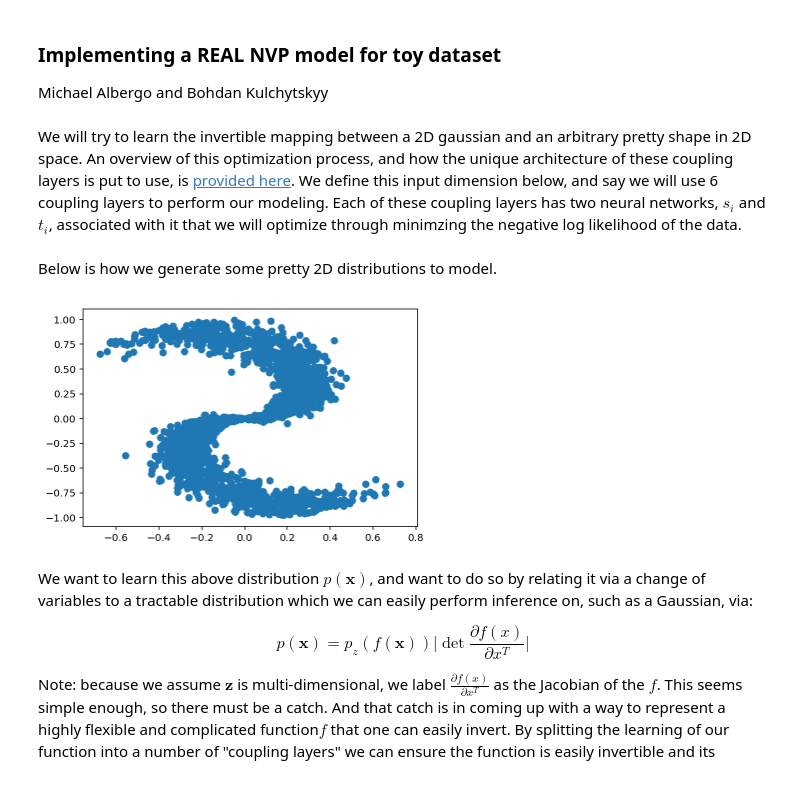
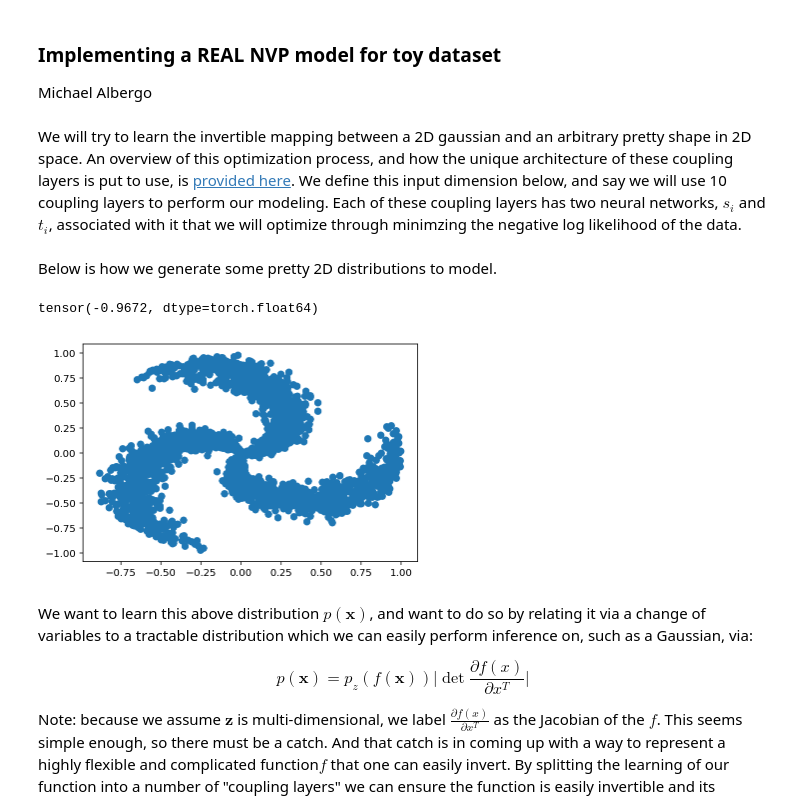
Before and after one commit to malbergo/GenerativeModelTutorials, a Jupyter notebook: ToyFlowNlayers.ipynb, the cells around one changed output. Cells and saved outputs as stored; diff of their text form; code cells hidden in the pictures.

```diff
--- a/ToyFlowNlayers.ipynb
+++ b/ToyFlowNlayers.ipynb
@@ -1,7 +1,7 @@
 # %% [markdown]
 ### Implementing a REAL NVP model for toy dataset
 
-Michael Albergo and Bohdan Kulchytskyy
+Michael Albergo
 # %%
 
 %matplotlib inline
@@ -18,36 +18,39 @@ from matplotlib.colors import ListedColormap
 #import palettable
 import seaborn as sns
 # %% [markdown]
-We will try to learn the invertible mapping between a 2D gaussian and an arbitrary pretty shape in 2D space. An overview of this optimization process, and how the unique architecture of these coupling layers is put to use, is [provided here](https://machine19.github.io/machine19.github.io/Blogs/Albergo_GenModels/GenModels.html). We define this input dimension below, and say we will use 6 coupling layers to perform our modeling. Each of these coupling layers has two neural networks, $s_i$ and $t_i$, associated with it that we will optimize through minimzing the negative log likelihood of the data.
+We will try to learn the invertible mapping between a 2D gaussian and an arbitrary pretty shape in 2D space. An overview of this optimization process, and how the unique architecture of these coupling layers is put to use, is [provided here](https://machine19.github.io/machine19.github.io/Blogs/Albergo_GenModels/GenModels.html). We define this input dimension below, and say we will use 10 coupling layers to perform our modeling. Each of these coupling layers has two neural networks, $s_i$ and $t_i$, associated with it that we will optimize through minimzing the negative log likelihood of the data.
 # %%
 
 input_size = 2 # dimension
 n_layers = 10 # how many coupling layers
+K = 3 # number of curls in fake data
 # %% [markdown]
 Below is how we generate some pretty 2D distributions to model.
 # %%
-def real_sample(N = 100, K = 2):
+def real_sample(N = 100, K = 3):
     N_train = N*K # total number of points in the training set
     x_train = np.zeros((N_train,2)) # matrix containing the 2-dimensional datapoints
     y_train = np.zeros(N_train, dtype='uint8') # labels (not in one-hot representation)
 
     mag_noise = 0.2 # controls how much noise gets added to the data
     dTheta    = 2   # difference in theta in each branch
 
     ### Data generation: ###
     for j in range(K):
         ix = range(N*j,N*(j+1))
         r = np.linspace(0.01,1,N) # radius
         t = np.linspace(j*(2*np.pi)/K,j*(2*np.pi)/K + dTheta,N) + np.random.randn(N)*mag_noise # theta
         x_train[ix] = np.c_[r*np.cos(t), r*np.sin(t)]
 
     return torch.from_numpy(x_train).double()
 
 test = real_sample(N=1000)
+print(test.min())
 plt.scatter(test[:, 0], test[:, 1], s=40)
 plt.show()
 # %% [output]
+tensor(-0.9672, dtype=torch.float64)
-[figure, old version]
+[figure, new version]
 # %% [markdown]
 We want to learn this above distribution $p(\mathbf{x})$, and want to do so by relating it via a change of variables to a tractable distribution which we can easily perform inference on, such as a Gaussian, via:
 
```
Also changed, not shown: parts of 5 cells of this notebook.
